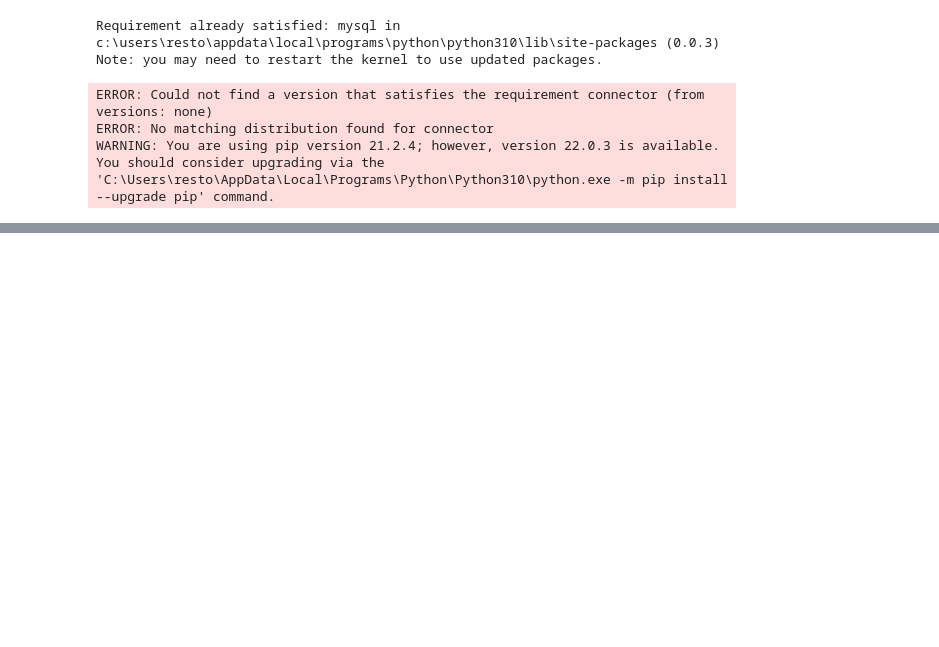
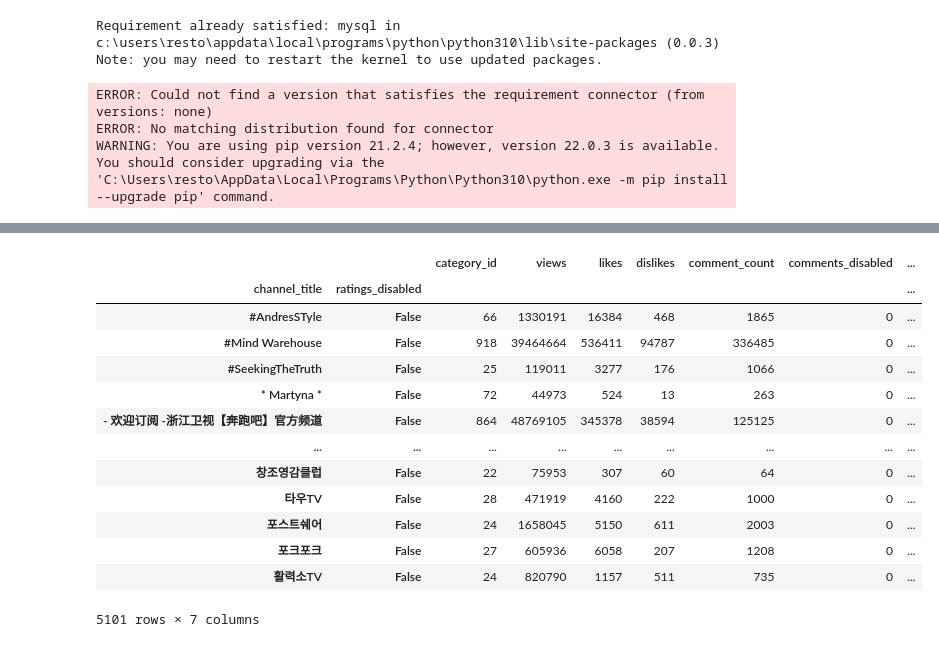
Before and after one commit to KarinaDav/Python-mokymai, a Jupyter notebook: pandas.ipynb, the cells around one changed output, grey strips where cells are left out. Drawn from its saved outputs; the diff is of its cells as text; code cells hidden in the pictures; blank space fills up the shorter version.

```diff
--- a/pandas.ipynb
+++ b/pandas.ipynb
@@ -766,0 +1057,18 @@ You should consider upgrading via the 'C:\Users\resto\AppData\Local\Programs\Pyt
+# %%
+grouped = ca_videos.groupby(['channel_title', 'ratings_disabled']).sum()
+grouped
+# %% [output]
+|  |  | category_id | views | likes | dislikes | comment_count | comments_disabled | ... |
+| channel_title | ratings_disabled |  |  |  |  |  |  | ... |
+| #AndresSTyle | False | 66 | 1330191 | 16384 | 468 | 1865 | 0 | ... |
+| #Mind Warehouse | False | 918 | 39464664 | 536411 | 94787 | 336485 | 0 | ... |
+| #SeekingTheTruth | False | 25 | 119011 | 3277 | 176 | 1066 | 0 | ... |
+| * Martyna * | False | 72 | 44973 | 524 | 13 | 263 | 0 | ... |
+| - 欢迎订阅 -浙江卫视【奔跑吧】官方频道 | False | 864 | 48769105 | 345378 | 38594 | 125125 | 0 | ... |
+| ... | ... | ... | ... | ... | ... | ... | ... | ... |
+| 창조영감클럽 | False | 22 | 75953 | 307 | 60 | 64 | 0 | ... |
+| 타우TV | False | 28 | 471919 | 4160 | 222 | 1000 | 0 | ... |
+| 포스트쉐어 | False | 24 | 1658045 | 5150 | 611 | 2003 | 0 | ... |
+| 포크포크 | False | 27 | 605936 | 6058 | 207 | 1208 | 0 | ... |
+| 활력소TV | False | 24 | 820790 | 1157 | 511 | 735 | 0 | ... |
+5101 rows × 7 columns
```
Also changed, not shown: parts of 31 cells of this notebook, 15 other files.
